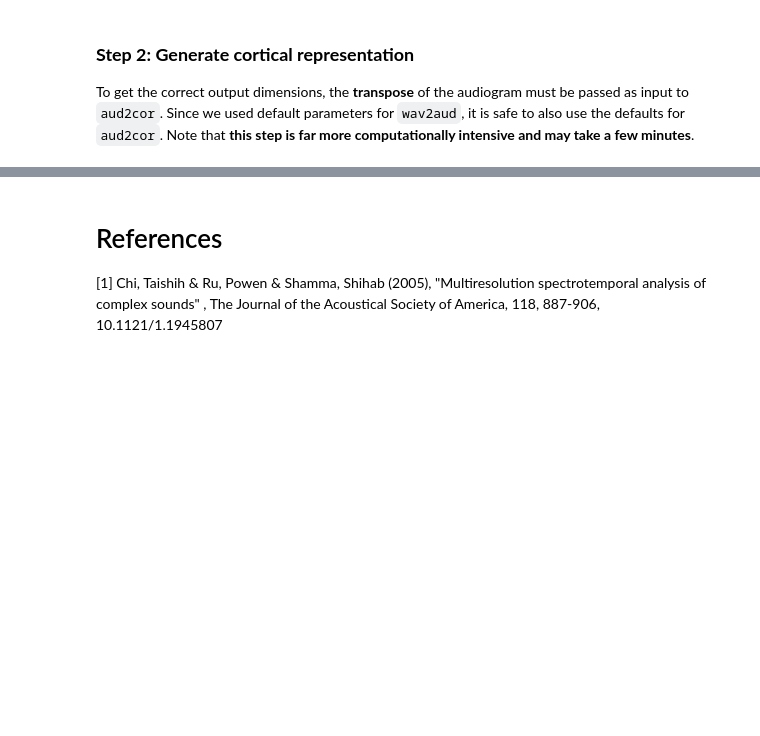
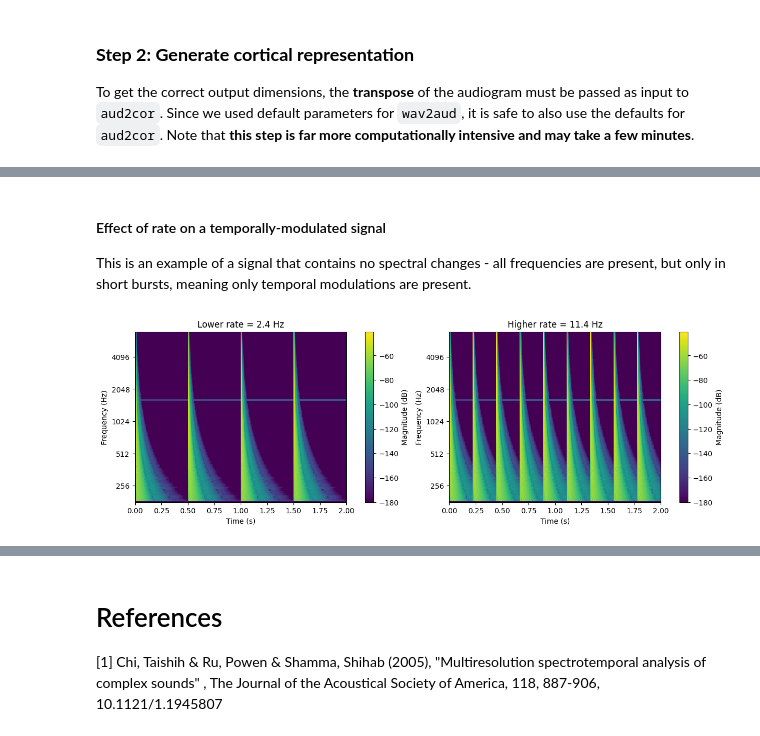
Before and after one commit to ninocapipoca/neural_audio, a Jupyter notebook: tutorials/Tutorial 2 - aud2cor.ipynb, the cells around one changed output, grey strips where cells are left out. Cells and saved outputs as stored; diff of their text form; code cells hidden in the pictures; blank space fills up the shorter version.

```diff
--- a/tutorials/Tutorial 2 - aud2cor.ipynb
+++ b/tutorials/Tutorial 2 - aud2cor.ipynb
@@ -132,0 +162,29 @@ plot_cr_projection(cr, rates, scales=scales, frequencies=frequencies_audiogram)
+# %%
+# setup
+from neural_audio.utils.mathfuncs import gen_spectral_modulations_scale, gen_temporal_modulations_rate, gen_ripple
+from neural_audio.wav2aud import wav2aud
+from neural_audio.utils.visualize_outputs import plot_spectrogram
+import numpy as np
+import matplotlib.pyplot as plt
+
+scales = 2 ** np.linspace(np.log2(1/5), np.log2(10), 32) # default scales
+rates = 2 ** np.linspace(np.log2(0.5), np.log2(64), 32) # default rates
+# %% [markdown]
+#### Effect of rate on a temporally-modulated signal
+This is an example of a signal that contains no spectral changes - all frequencies are present, but only in short bursts, meaning only temporal modulations are present.
+# %%
+fig, axes = plt.subplots(1, 2, figsize=(12, 4), constrained_layout=True)
+
+plt.sca(axes[0])
+waveform = gen_temporal_modulations_rate(rates[10])
+tp, freqs, aud = wav2aud(waveform)
+plot_spectrogram(aud, tp, freqs, title=f"Lower rate = {rates[10]:.1f} Hz")
+
+plt.sca(axes[1])
+waveform = gen_temporal_modulations_rate(rates[15])
+tp, freqs, aud = wav2aud(waveform)
+plot_spectrogram(aud, tp, freqs, title=f"Higher rate = {rates[20]:.1f} Hz")
+
+plt.show()
+# %% [output]
+[figure, added]
```
Also changed, not shown: parts of 24 cells of this notebook, 3 other files.
